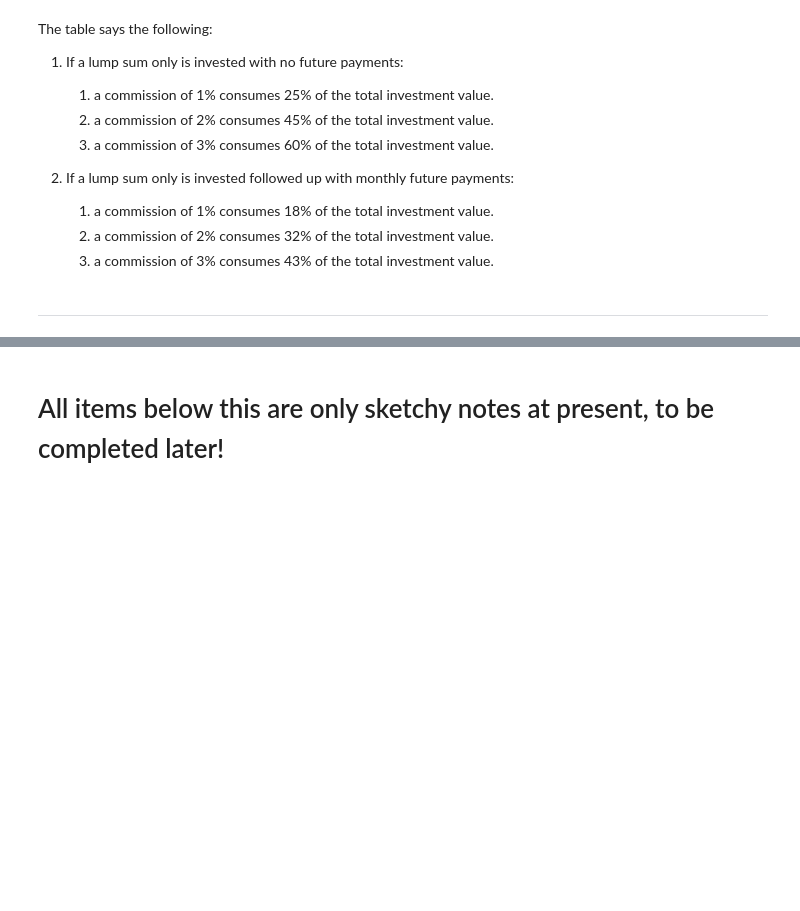
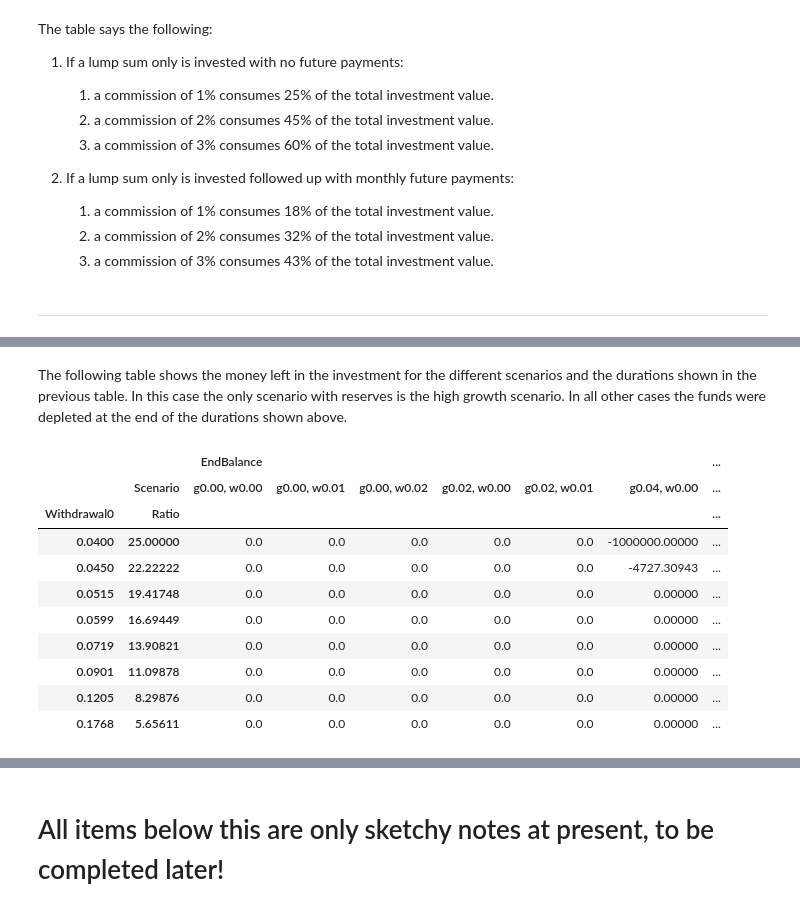
Before and after one commit to NelisW/RetirementPlanning, a Jupyter notebook: PersonalFinancialPlanning.ipynb, the cells around one changed output, grey strips where cells are left out. Drawn from its saved outputs; the diff is of its cells as text; code cells hidden in the pictures; blank space fills up the shorter version.

```diff
--- a/PersonalFinancialPlanning.ipynb
+++ b/PersonalFinancialPlanning.ipynb
@@ -1459,0 +1550,17 @@ The table says the following:
+# %% [markdown]
+The following table shows the money left in the investment for the different scenarios and the durations shown in the previous table.  In this case the only scenario with reserves is the high growth scenario. In all other cases the funds were depleted at the end of the durations shown above.
+# %%
+dfMoneyLeft = pd.pivot_table(dfSum, index=['Withdrawal0','Ratio'],values=['EndBalance'],columns=['Scenario'])
+display(HTML(dfMoneyLeft.to_html()))
+# %% [output]
+|  |  | EndBalance |  |  |  |  |  | ... |
+|  | Scenario | g0.00, w0.00 | g0.00, w0.01 | g0.00, w0.02 | g0.02, w0.00 | g0.02, w0.01 | g0.04, w0.00 | ... |
+| Withdrawal0 | Ratio |  |  |  |  |  |  | ... |
+| 0.0400 | 25.00000 | 0.0 | 0.0 | 0.0 | 0.0 | 0.0 | -1000000.00000 | ... |
+| 0.0450 | 22.22222 | 0.0 | 0.0 | 0.0 | 0.0 | 0.0 | -4727.30943 | ... |
+| 0.0515 | 19.41748 | 0.0 | 0.0 | 0.0 | 0.0 | 0.0 | 0.00000 | ... |
+| 0.0599 | 16.69449 | 0.0 | 0.0 | 0.0 | 0.0 | 0.0 | 0.00000 | ... |
+| 0.0719 | 13.90821 | 0.0 | 0.0 | 0.0 | 0.0 | 0.0 | 0.00000 | ... |
+| 0.0901 | 11.09878 | 0.0 | 0.0 | 0.0 | 0.0 | 0.0 | 0.00000 | ... |
+| 0.1205 | 8.29876 | 0.0 | 0.0 | 0.0 | 0.0 | 0.0 | 0.00000 | ... |
+| 0.1768 | 5.65611 | 0.0 | 0.0 | 0.0 | 0.0 | 0.0 | 0.00000 | ... |
```
Also changed, not shown: parts of 50 cells of this notebook, 1 other file.
